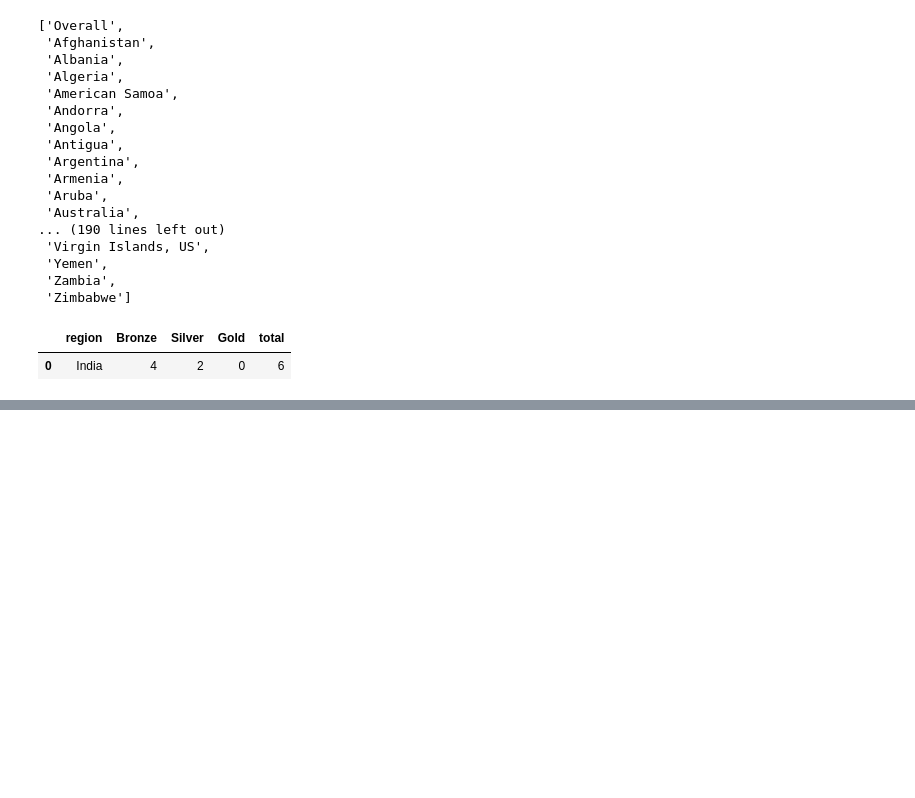
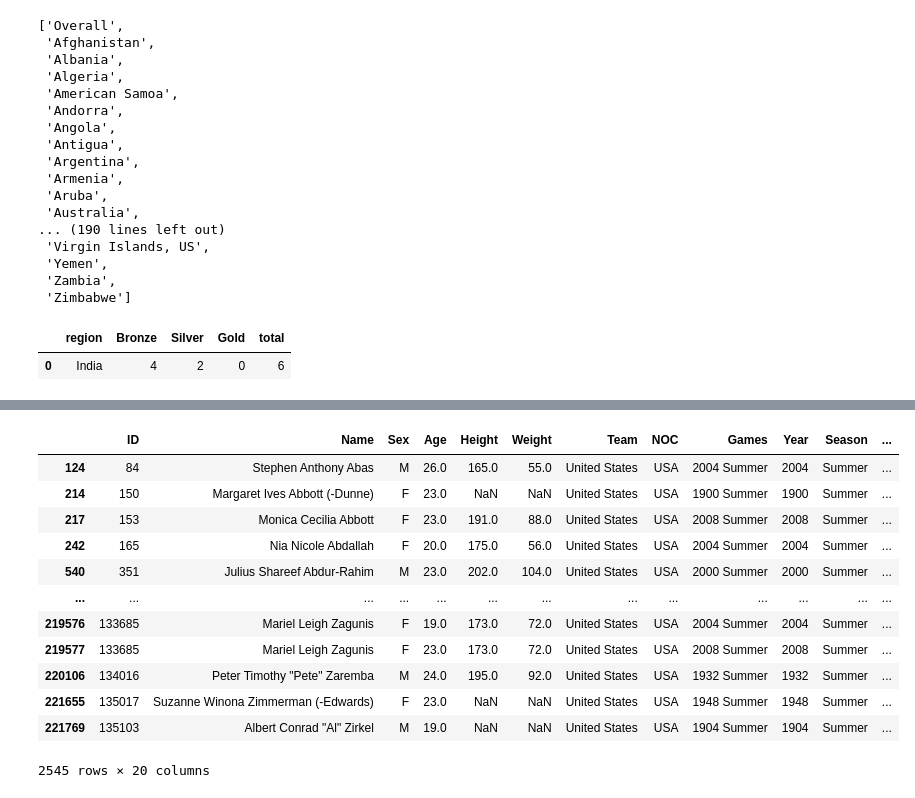
Before and after one commit to DhruvalBhuva/Olympic-data-analysis, a Jupyter notebook: research/notebook.ipynb, the cells around one changed output, grey strips where cells are left out. Cells and saved outputs as stored; diff of their text form; code cells hidden in the pictures; blank space fills up the shorter version.

```diff
--- a/research/notebook.ipynb
+++ b/research/notebook.ipynb
@@ -288,0 +464,28 @@ Overall Analysis
+# %%
+# Heatmap for showing the number of medals won by each country in each year
+
+def country_yearwise_medal_tally_overyear(df, county):
+    temp_df = df.dropna(subset=["Medal"]).drop_duplicates(subset=[
+        "Team", "NOC", "Games", "Year", "City", "Sport", "Event", "Medal"])
+    temp_df = temp_df[temp_df["region"] == county]
+
+    return temp_df
+
+
+country_yearwise_medal_tally_overyear = country_yearwise_medal_tally_overyear(
+    df, "USA")
+country_yearwise_medal_tally_overyear
+# %% [output]
+|  | ID | Name | Sex | Age | Height | Weight | Team | NOC | Games | Year | Season | ... |
+| 124 | 84 | Stephen Anthony Abas | M | 26.0 | 165.0 | 55.0 | United States | USA | 2004 Summer | 2004 | Summer | ... |
+| 214 | 150 | Margaret Ives Abbott (-Dunne) | F | 23.0 | NaN | NaN | United States | USA | 1900 Summer | 1900 | Summer | ... |
+| 217 | 153 | Monica Cecilia Abbott | F | 23.0 | 191.0 | 88.0 | United States | USA | 2008 Summer | 2008 | Summer | ... |
+| 242 | 165 | Nia Nicole Abdallah | F | 20.0 | 175.0 | 56.0 | United States | USA | 2004 Summer | 2004 | Summer | ... |
+| 540 | 351 | Julius Shareef Abdur-Rahim | M | 23.0 | 202.0 | 104.0 | United States | USA | 2000 Summer | 2000 | Summer | ... |
+| ... | ... | ... | ... | ... | ... | ... | ... | ... | ... | ... | ... | ... |
+| 219576 | 133685 | Mariel Leigh Zagunis | F | 19.0 | 173.0 | 72.0 | United States | USA | 2004 Summer | 2004 | Summer | ... |
+| 219577 | 133685 | Mariel Leigh Zagunis | F | 23.0 | 173.0 | 72.0 | United States | USA | 2008 Summer | 2008 | Summer | ... |
+| 220106 | 134016 | Peter Timothy "Pete" Zaremba | M | 24.0 | 195.0 | 92.0 | United States | USA | 1932 Summer | 1932 | Summer | ... |
+| 221655 | 135017 | Suzanne Winona Zimmerman (-Edwards) | F | 23.0 | NaN | NaN | United States | USA | 1948 Summer | 1948 | Summer | ... |
+| 221769 | 135103 | Albert Conrad "Al" Zirkel | M | 19.0 | NaN | NaN | United States | USA | 1904 Summer | 1904 | Summer | ... |
+2545 rows × 20 columns
```
Also changed, not shown: parts of 15 cells of this notebook, 2 other files.
